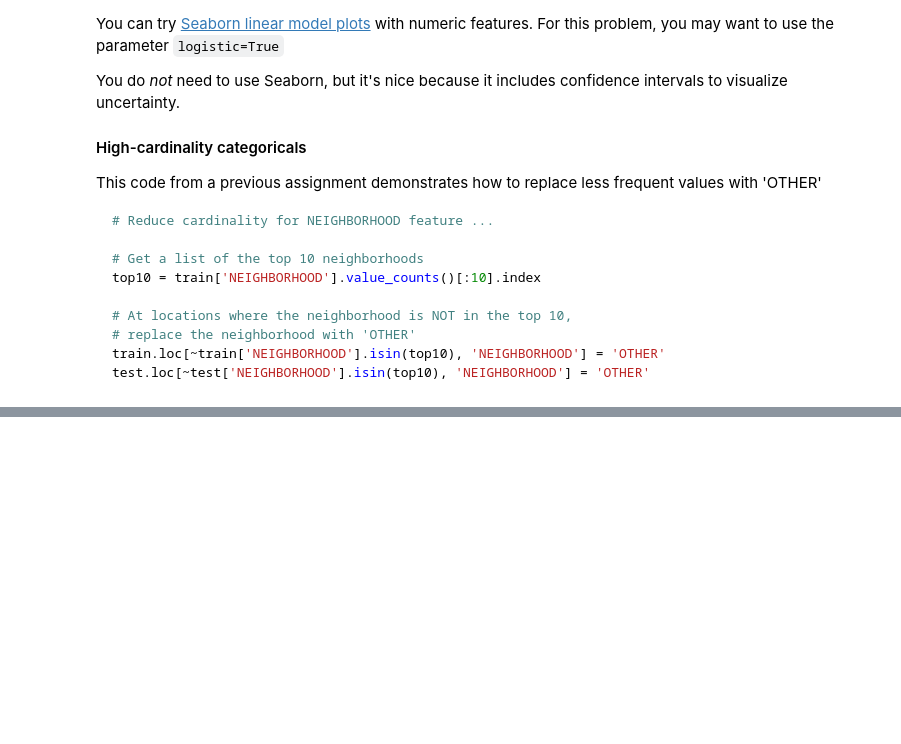
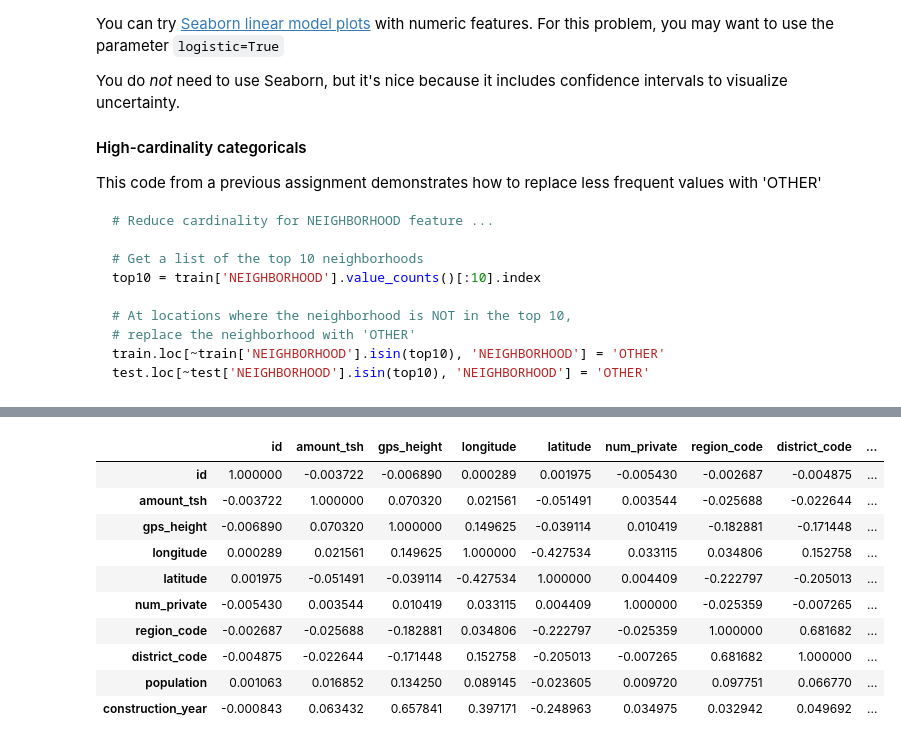
Before and after one commit to bloominstituteoftechnology/DS-Unit-2-Kaggle-Challenge, a Jupyter notebook: module1/assignment_kaggle_challenge_1.ipynb, the cells around one changed output, grey strips where cells are left out. Cells and saved outputs as stored; diff of their text form; code cells hidden in the pictures; blank space fills up the shorter version.

```diff
--- a/module1/assignment_kaggle_challenge_1.ipynb
+++ b/module1/assignment_kaggle_challenge_1.ipynb
@@ -102,0 +125,19 @@ train.shape, test.shape
+# %%
+train_labels = train['status_group']
+train_features = train.drop(['status_group'], axis=1)
+# %%
+X_train, X_val, y_train, y_val = train_test_split(train_features, train_labels)
+# %%
+X_train.corr()
+# %% [output]
+|  | id | amount_tsh | gps_height | longitude | latitude | num_private | region_code | district_code | ... |
+| id | 1.000000 | -0.003722 | -0.006890 | 0.000289 | 0.001975 | -0.005430 | -0.002687 | -0.004875 | ... |
+| amount_tsh | -0.003722 | 1.000000 | 0.070320 | 0.021561 | -0.051491 | 0.003544 | -0.025688 | -0.022644 | ... |
+| gps_height | -0.006890 | 0.070320 | 1.000000 | 0.149625 | -0.039114 | 0.010419 | -0.182881 | -0.171448 | ... |
+| longitude | 0.000289 | 0.021561 | 0.149625 | 1.000000 | -0.427534 | 0.033115 | 0.034806 | 0.152758 | ... |
+| latitude | 0.001975 | -0.051491 | -0.039114 | -0.427534 | 1.000000 | 0.004409 | -0.222797 | -0.205013 | ... |
+| num_private | -0.005430 | 0.003544 | 0.010419 | 0.033115 | 0.004409 | 1.000000 | -0.025359 | -0.007265 | ... |
+| region_code | -0.002687 | -0.025688 | -0.182881 | 0.034806 | -0.222797 | -0.025359 | 1.000000 | 0.681682 | ... |
+| district_code | -0.004875 | -0.022644 | -0.171448 | 0.152758 | -0.205013 | -0.007265 | 0.681682 | 1.000000 | ... |
+| population | 0.001063 | 0.016852 | 0.134250 | 0.089145 | -0.023605 | 0.009720 | 0.097751 | 0.066770 | ... |
+| construction_year | -0.000843 | 0.063432 | 0.657841 | 0.397171 | -0.248963 | 0.034975 | 0.032942 | 0.049692 | ... |
```
Also changed, not shown: parts of 14 cells of this notebook.
